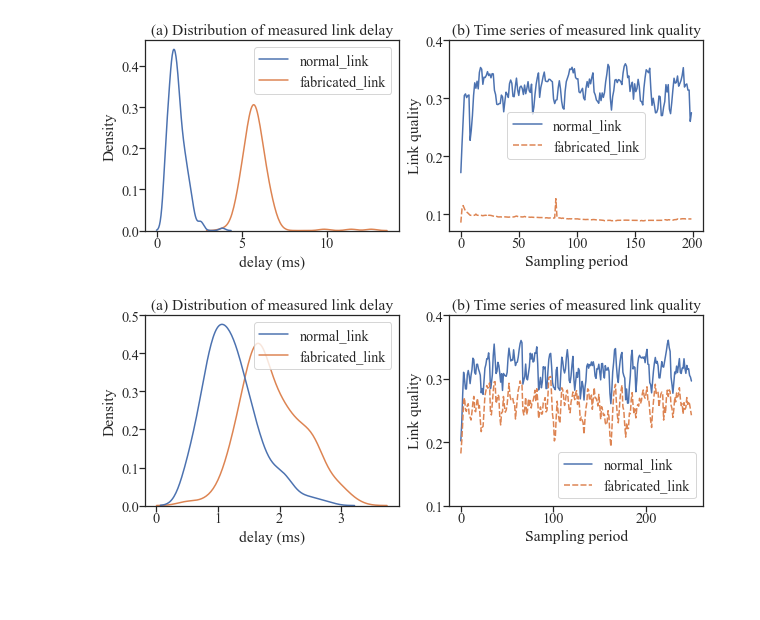
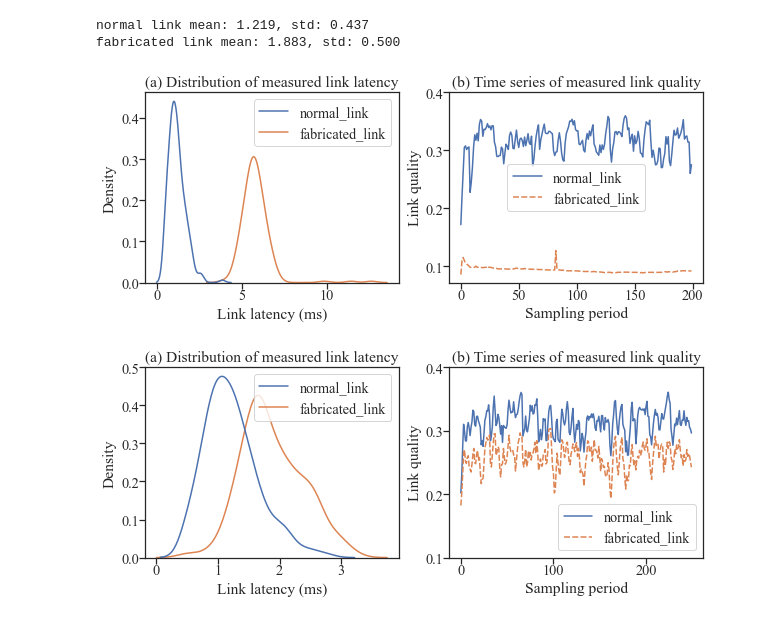
Before and after one commit to fragileeye/CLV, a Jupyter notebook: code/3cases/other_cases.ipynb, the cells around one changed output. Cells and saved outputs as stored; diff of their text form; code cells hidden in the pictures; blank space fills up the shorter version.

```diff
--- a/code/3cases/other_cases.ipynb
+++ b/code/3cases/other_cases.ipynb
@@ -224,23 +227,31 @@ s_linkq = pd.DataFrame({
     'normal_link': qualities[1][normal_link_2],
     'fabricated_link': qualities[1][fabricated_link_2]
 })
+
+print('normal link mean: {:.3f}, std: {:.3f}\nfabricated link mean: {:.3f}, std: {:.3f}'.format(
+    np.mean(delays[1][normal_link_2]), np.std(delays[1][normal_link_2]),
+    np.mean(delays[1][fabricated_link_2]), np.std(delays[1][fabricated_link_2])
+))
+# %% [output]
+normal link mean: 1.219, std: 0.437
+fabricated link mean: 1.883, std: 0.500
 # %%
 def show_delay_quality(delay, linkq, method):
     f, axes = plt.subplots(1, 2, figsize=(10, 3.5))
     sns.kdeplot(data=delay, ax=axes[0])
     sns.lineplot(data=linkq, ax=axes[1])
-    axes[0].set_title('(a) Distribution of measured link delay')
-    axes[0].set_xlabel('delay (ms)')
+    axes[0].set_title('(a) Distribution of measured link latency')
+    axes[0].set_xlabel('Link latency (ms)')
     axes[1].set_title('(b) Time series of measured link quality')
     axes[1].set_xlabel('Sampling period')
     axes[1].set_ylabel('Link quality')
     axes[1].set_yticks([0.1, 0.2, 0.3, 0.4])
     for i in range(2):
         axes[i].tick_params(pad=0)
     f.savefig('{}.png'.format(method), format='png', bbox_inches='tight', dpi=300)
 
 show_delay_quality(ib_delay, ib_linkq, 'IB-LFA')
 show_delay_quality(s_delay, s_linkq, 'S-LFA')
 # %% [output]
-[figure, old version]
+[figure, new version]
-[figure, old version]
+[figure, new version]
```
Also changed, not shown: parts of 5 cells of this notebook, 21 other files.
